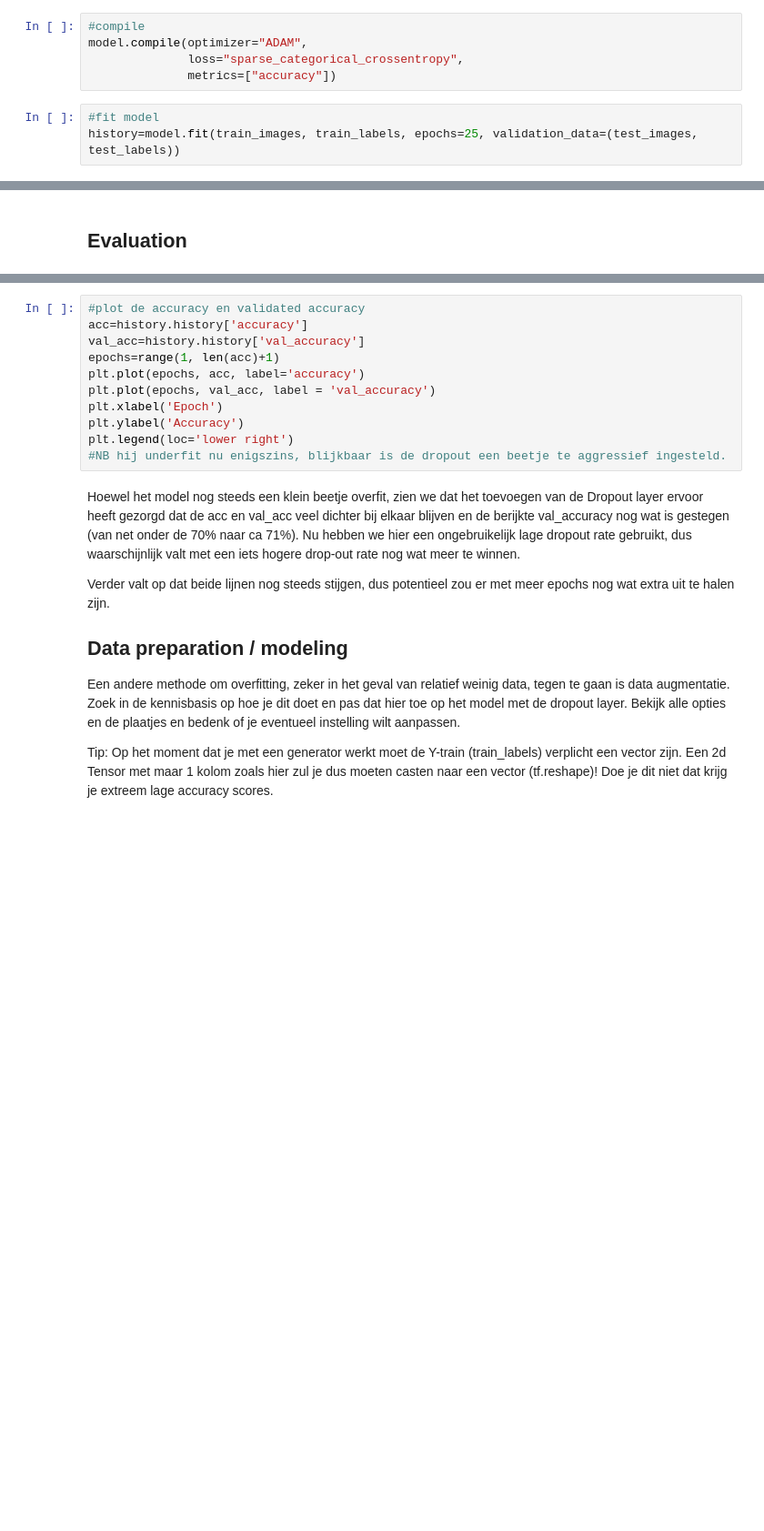
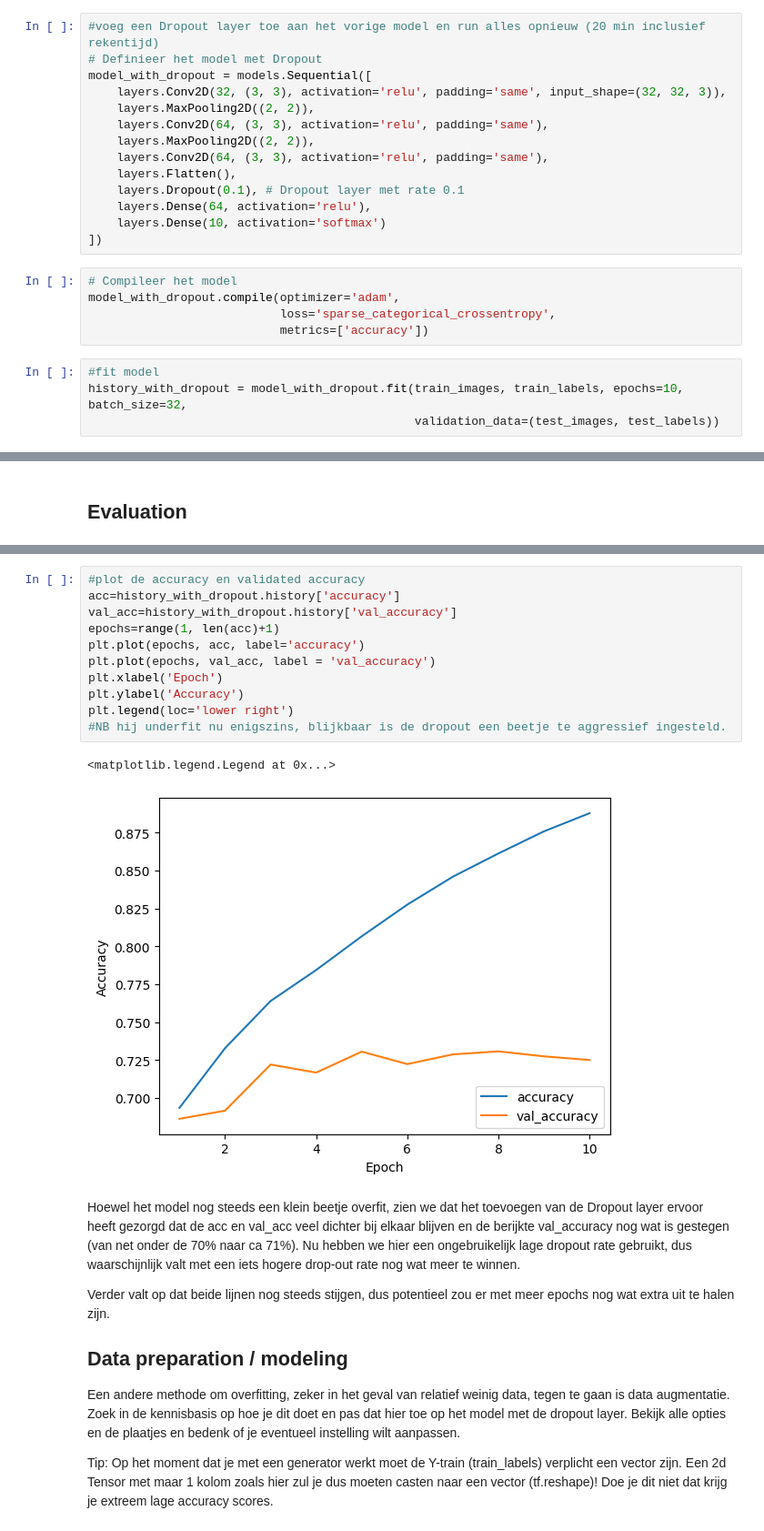
Before and after one commit to EsmeeK1/MachineLearning, a Jupyter notebook: thema's/neurale_netwerken/Thema (C)NN werkcollege 2 studentversie.ipynb, the cells around one changed output, grey strips where cells are left out. Shown at 91% size. Cells and saved outputs as stored; diff of their text form; blank space fills up the shorter version.

```diff
--- a/thema's/neurale_netwerken/Thema (C)NN werkcollege 2 studentversie.ipynb
+++ b/thema's/neurale_netwerken/Thema (C)NN werkcollege 2 studentversie.ipynb
@@ -107,8 +190,23 @@ Allereerst gaan we een Dropout layer met een dropout rate van 10% (0.1) toevoege
+# %%
+#voeg een Dropout layer toe aan het vorige model en run alles opnieuw (20 min inclusief rekentijd)
+# Definieer het model met Dropout
+model_with_dropout = models.Sequential([
+    layers.Conv2D(32, (3, 3), activation='relu', padding='same', input_shape=(32, 32, 3)),
+    layers.MaxPooling2D((2, 2)),
+    layers.Conv2D(64, (3, 3), activation='relu', padding='same'),
+    layers.MaxPooling2D((2, 2)),
+    layers.Conv2D(64, (3, 3), activation='relu', padding='same'),
+    layers.Flatten(),
+    layers.Dropout(0.1), # Dropout layer met rate 0.1
+    layers.Dense(64, activation='relu'),
+    layers.Dense(10, activation='softmax')
+])
 # %%
-#compile
-model.compile(optimizer="ADAM",
-              loss="sparse_categorical_crossentropy",
-              metrics=["accuracy"])
+# Compileer het model
+model_with_dropout.compile(optimizer='adam',
+                           loss='sparse_categorical_crossentropy',
+                           metrics=['accuracy'])
 # %%
 #fit model
-history=model.fit(train_images, train_labels, epochs=25, validation_data=(test_images, test_labels))
+history_with_dropout = model_with_dropout.fit(train_images, train_labels, epochs=10, batch_size=32,
+                                              validation_data=(test_images, test_labels))
@@ -117,14 +244,17 @@ history=model.fit(train_images, train_labels, epochs=25, validation_data=(test_i
 # %%
 #plot de accuracy en validated accuracy
-acc=history.history['accuracy']
-val_acc=history.history['val_accuracy']
+acc=history_with_dropout.history['accuracy']
+val_acc=history_with_dropout.history['val_accuracy']
 epochs=range(1, len(acc)+1)
 plt.plot(epochs, acc, label='accuracy')
 plt.plot(epochs, val_acc, label = 'val_accuracy')
 plt.xlabel('Epoch')
 plt.ylabel('Accuracy')
 plt.legend(loc='lower right')
 #NB hij underfit nu enigszins, blijkbaar is de dropout een beetje te aggressief ingesteld.
+# %% [output]
+<matplotlib.legend.Legend at 0x...>
+[figure, added]
 # %% [markdown]
 Hoewel het model nog steeds een klein beetje overfit, zien we dat het toevoegen van de Dropout layer ervoor heeft gezorgd dat de acc en val_acc veel dichter bij elkaar blijven en de berijkte val_accuracy nog wat is gestegen (van net onder de 70% naar ca 71%). Nu hebben we hier een ongebruikelijk lage dropout rate gebruikt, dus waarschijnlijk valt met een iets hogere drop-out rate nog wat meer te winnen.
 
```
Also changed, not shown: parts of 28 cells of this notebook, 1 other file.
